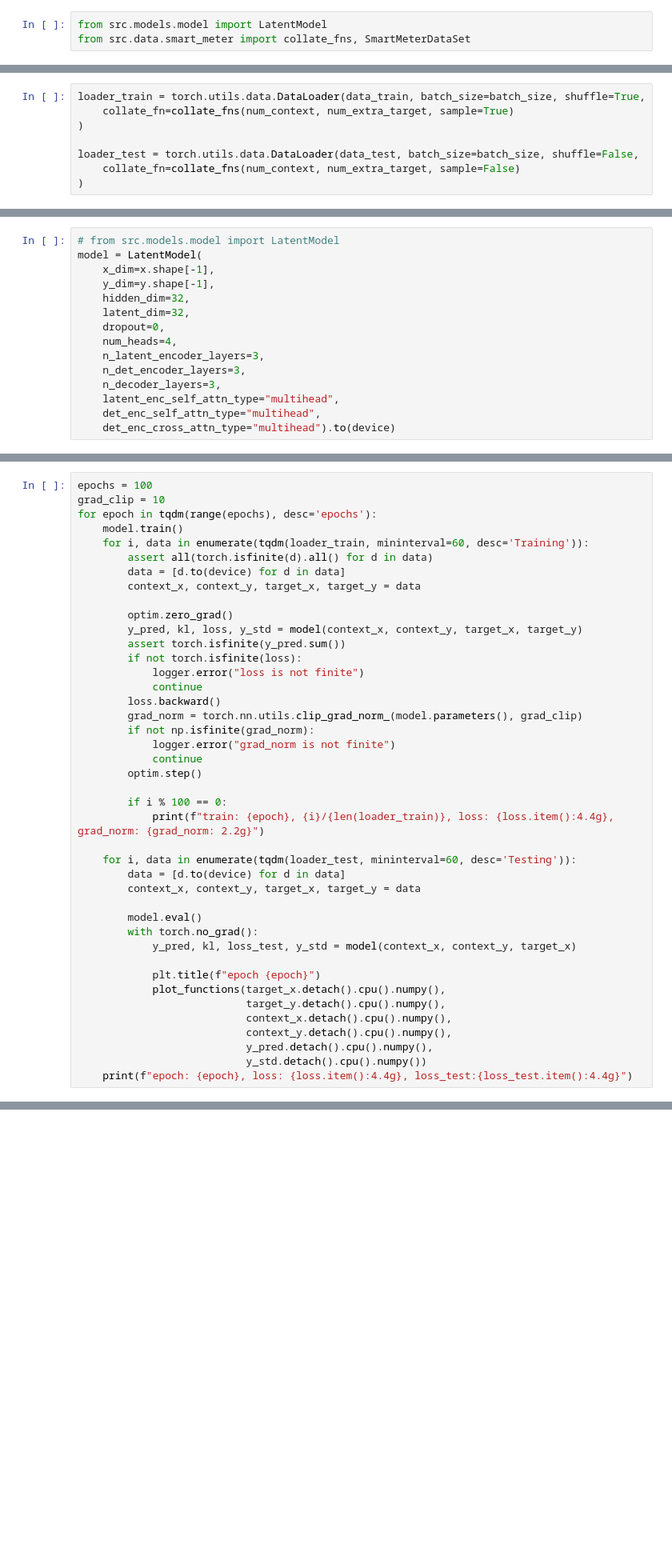
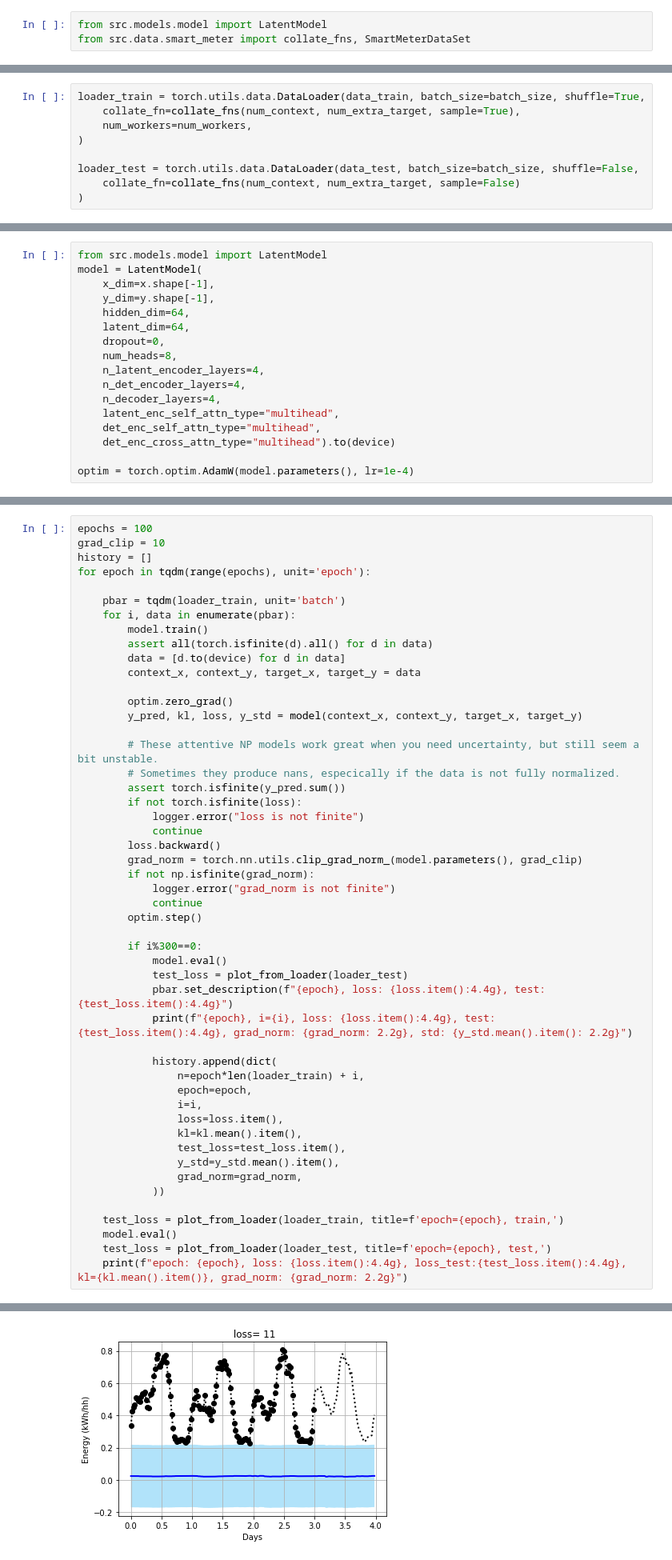
Before and after one commit to wassname/attentive-neural-processes, a Jupyter notebook: smartmeters.ipynb, the cells around one changed output, grey strips where cells are left out. Shown at 80% size. Cells and saved outputs as stored; diff of their text form; blank space fills up the shorter version.

```diff
--- a/smartmeters.ipynb
+++ b/smartmeters.ipynb
@@ -121,6 +207,7 @@ data_test = SmartMeterDataSet(df_test, num_context, num_extra_target)
 # %%
 loader_train = torch.utils.data.DataLoader(data_train, batch_size=batch_size, shuffle=True,
-    collate_fn=collate_fns(num_context, num_extra_target, sample=True)
+    collate_fn=collate_fns(num_context, num_extra_target, sample=True),
+    num_workers=num_workers,
 )
 
 loader_test = torch.utils.data.DataLoader(data_test, batch_size=batch_size, shuffle=False,
@@ -150,15 +223,17 @@ x.shape, y.shape, x[0], y[0]
 # %%
-# from src.models.model import LatentModel
+from src.models.model import LatentModel
 model = LatentModel(
     x_dim=x.shape[-1],
     y_dim=y.shape[-1],
-    hidden_dim=32,
-    latent_dim=32,
+    hidden_dim=64,
+    latent_dim=64,
     dropout=0,
-    num_heads=4,
-    n_latent_encoder_layers=3,
-    n_det_encoder_layers=3,
-    n_decoder_layers=3,
+    num_heads=8,
+    n_latent_encoder_layers=4,
+    n_det_encoder_layers=4,
+    n_decoder_layers=4,
     latent_enc_self_attn_type="multihead",
     det_enc_self_attn_type="multihead",
     det_enc_cross_attn_type="multihead").to(device)
+
+optim = torch.optim.AdamW(model.parameters(), lr=1e-4)
@@ -167,15 +240,21 @@ optim = torch.optim.AdamW(model.parameters(), lr=1e-4)
 # %%
 epochs = 100
 grad_clip = 10
-for epoch in tqdm(range(epochs), desc='epochs'):
-    model.train()
-    for i, data in enumerate(tqdm(loader_train, mininterval=60, desc='Training')):
+history = []
+for epoch in tqdm(range(epochs), unit='epoch'):
+
+    pbar = tqdm(loader_train, unit='batch')
+    for i, data in enumerate(pbar):
+        model.train()
         assert all(torch.isfinite(d).all() for d in data)
         data = [d.to(device) for d in data]
         context_x, context_y, target_x, target_y = data
 
         optim.zero_grad()
         y_pred, kl, loss, y_std = model(context_x, context_y, target_x, target_y)
+
+        # These attentive NP models work great when you need uncertainty, but still seem a bit unstable.
+        # Sometimes they produce nans, especically if the data is not fully normalized.
         assert torch.isfinite(y_pred.sum())
         if not torch.isfinite(loss):
             logger.error("loss is not finite")
@@ -187,23 +266,25 @@ for epoch in tqdm(range(epochs), desc='epochs'):
             continue
         optim.step()
 
-        if i % 100 == 0:
-            print(f"train: {epoch}, {i}/{len(loader_train)}, loss: {loss.item():4.4g}, grad_norm: {grad_norm: 2.2g}")
+        if i%300==0:
+            model.eval()
+            test_loss = plot_from_loader(loader_test)
+            pbar.set_description(f"{epoch}, loss: {loss.item():4.4g}, test: {test_loss.item():4.4g}")
+            print(f"{epoch}, i={i}, loss: {loss.item():4.4g}, test: {test_loss.item():4.4g}, grad_norm: {grad_norm: 2.2g}, std: {y_std.mean().item(): 2.2g}")
 
-    for i, data in enumerate(tqdm(loader_test, mininterval=60, desc='Testing')):
-        data = [d.to(device) for d in data]
-        context_x, context_y, target_x, target_y = data
+            history.append(dict(
+                n=epoch*len(loader_train) + i,
+                epoch=epoch,
+                i=i,
+                loss=loss.item(),
+                kl=kl.mean().item(),
+                test_loss=test_loss.item(),
+                y_std=y_std.mean().item(),
+                grad_norm=grad_norm,
+            ))
 
-        model.eval()
-        with torch.no_grad():
-            y_pred, kl, loss_test, y_std = model(context_x, context_y, target_x)
-
-            plt.title(f"epoch {epoch}")
-            plot_functions(target_x.detach().cpu().numpy(),
-                           target_y.detach().cpu().numpy(),
-                           context_x.detach().cpu().numpy(),
-                           context_y.detach().cpu().numpy(),
-                           y_pred.detach().cpu().numpy(),
-                           y_std.detach().cpu().numpy())
-    print(f"epoch: {epoch}, loss: {loss.item():4.4g}, loss_test:{loss_test.item():4.4g}")
+    test_loss = plot_from_loader(loader_train, title=f'epoch={epoch}, train,')
+    model.eval()
+    test_loss = plot_from_loader(loader_test, title=f'epoch={epoch}, test,')
+    print(f"epoch: {epoch}, loss: {loss.item():4.4g}, loss_test:{test_loss.item():4.4g}, kl={kl.mean().item()}, grad_norm: {grad_norm: 2.2g}")
 # %% [output]
@@ -209,0 +293 @@ for epoch in tqdm(range(epochs), desc='epochs'):
+[figure, added]
```
Also changed, not shown: parts of 23 cells of this notebook, 10 other files.
